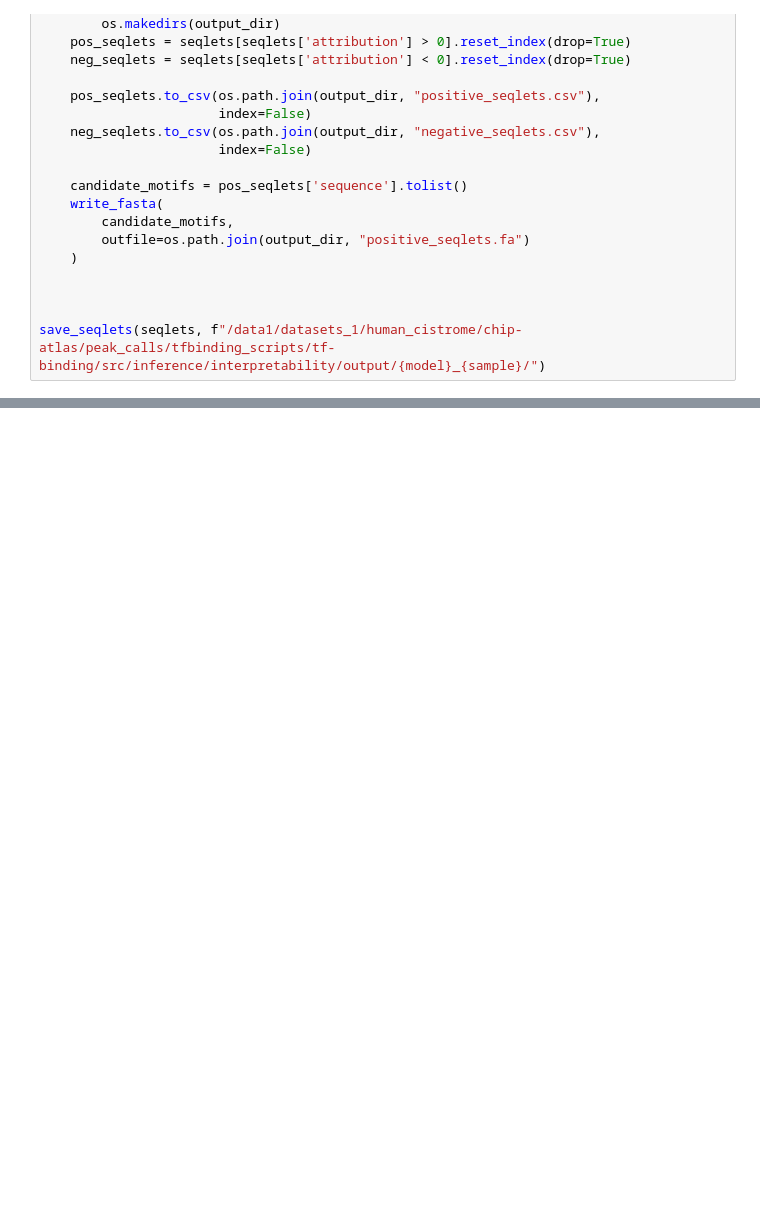
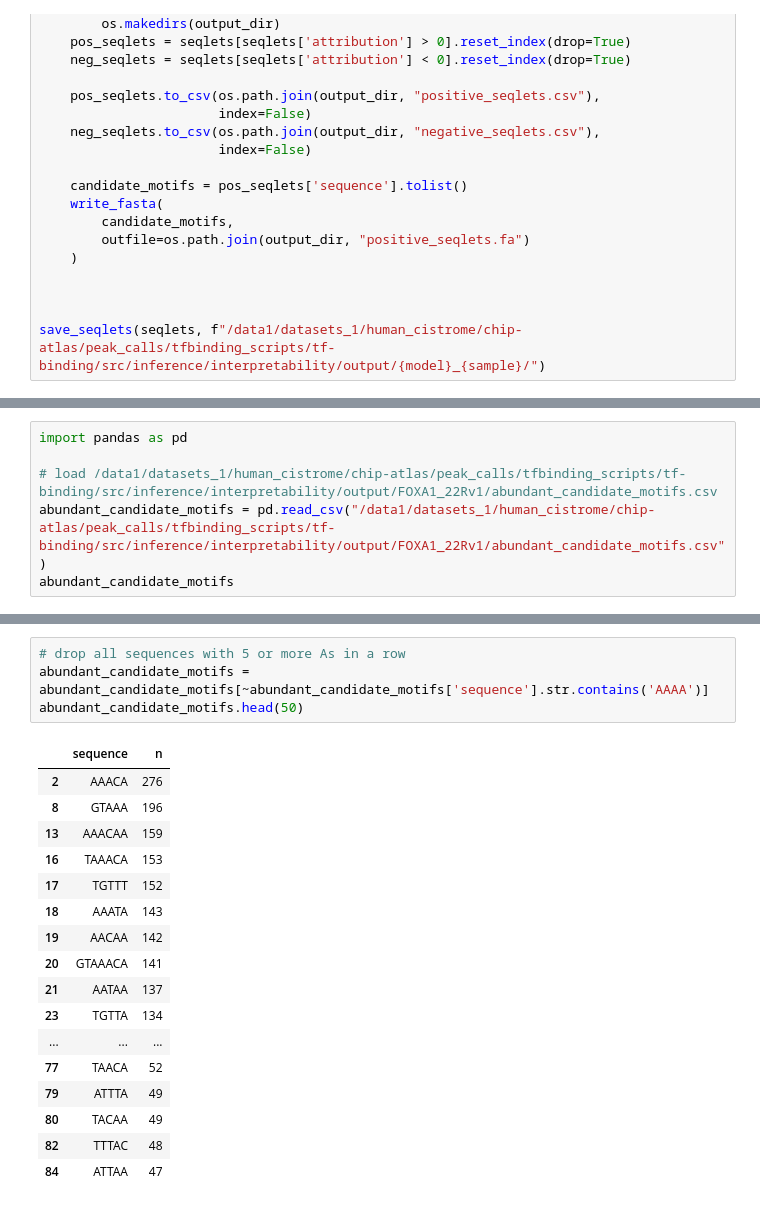
Before and after one commit to wejarrard/tf-binding, a Jupyter notebook: src/inference/interpretability/interpretability copy.ipynb, the cells around one changed output, grey strips where cells are left out. Drawn from its saved outputs; the diff is of its cells as text; blank space fills up the shorter version.

```diff
--- a/src/inference/interpretability/interpretability copy.ipynb
+++ b/src/inference/interpretability/interpretability copy.ipynb
@@ -760,0 +554,6 @@ def plot_seqlet(seqlets, attrs_list, sample_rank=0, context_size=20):
+# %%
+import pandas as pd
+
+# load /data1/datasets_1/human_cistrome/chip-atlas/peak_calls/tfbinding_scripts/tf-binding/src/inference/interpretability/output/FOXA1_22Rv1/abundant_candidate_motifs.csv
+abundant_candidate_motifs = pd.read_csv("/data1/datasets_1/human_cistrome/chip-atlas/peak_calls/tfbinding_scripts/tf-binding/src/inference/interpretability/output/FOXA1_22Rv1/abundant_candidate_motifs.csv")
+abundant_candidate_motifs
@@ -760,0 +574,22 @@ def plot_seqlet(seqlets, attrs_list, sample_rank=0, context_size=20):
+# %%
+# drop all sequences with 5 or more As in a row
+abundant_candidate_motifs = abundant_candidate_motifs[~abundant_candidate_motifs['sequence'].str.contains('AAAA')]
+abundant_candidate_motifs.head(50)
+# %% [output]
+|  | sequence | n |
+| 2 | AAACA | 276 |
+| 8 | GTAAA | 196 |
+| 13 | AAACAA | 159 |
+| 16 | TAAACA | 153 |
+| 17 | TGTTT | 152 |
+| 18 | AAATA | 143 |
+| 19 | AACAA | 142 |
+| 20 | GTAAACA | 141 |
+| 21 | AATAA | 137 |
+| 23 | TGTTA | 134 |
+| ... | ... | ... |
+| 77 | TAACA | 52 |
+| 79 | ATTTA | 49 |
+| 80 | TACAA | 49 |
+| 82 | TTTAC | 48 |
+| 84 | ATTAA | 47 |
```
Also changed, not shown: parts of 21 cells of this notebook, 32 other files.
